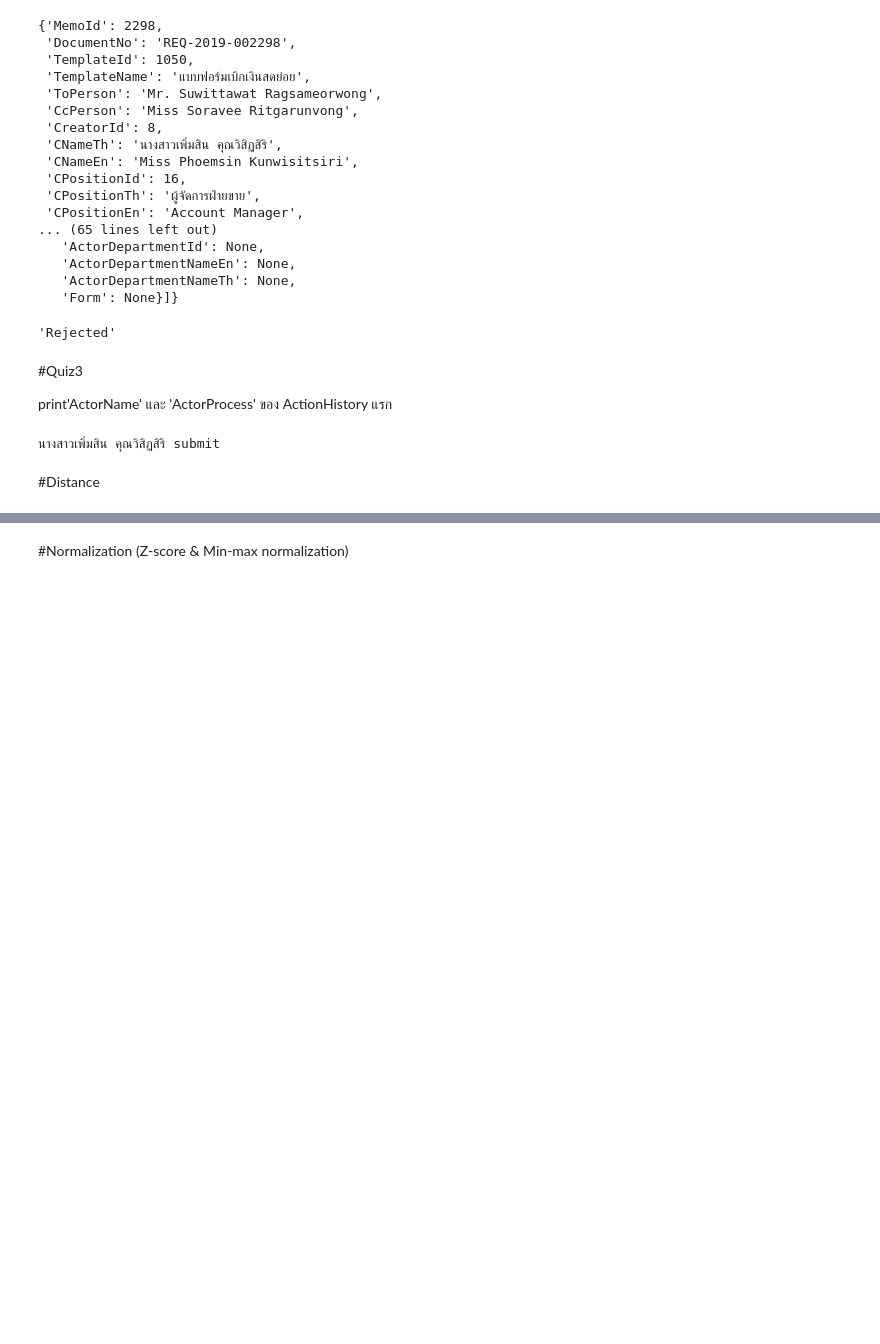
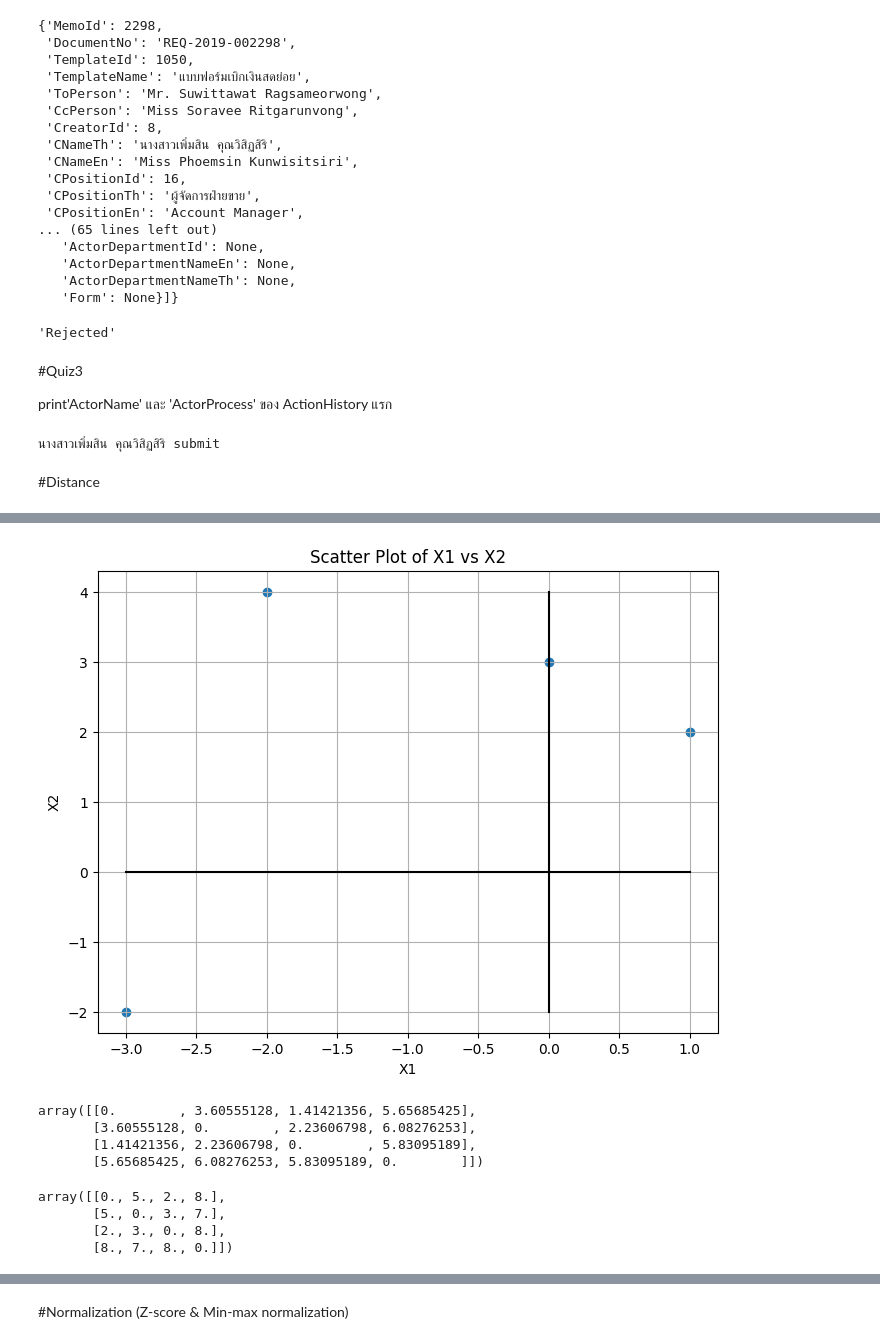
Before and after one commit to lnwprameza007/bsc_dpdm24, a Jupyter notebook: Chapter_2_Understanding_Data.ipynb, the cells around one changed output, grey strips where cells are left out. Drawn from its saved outputs; the diff is of its cells as text; code cells hidden in the pictures; blank space fills up the shorter version.

```diff
--- a/Chapter_2_Understanding_Data.ipynb
+++ b/Chapter_2_Understanding_Data.ipynb
@@ -264,3 +260,9 @@ print(json_2298['ActionHistory'][0]['ActorName'], json_2298['ActionHistory'][0][
 นางสาวเพิ่มสิน คุณวิสิฏสิริ submit
 # %% [markdown]
 #Distance
+# %%
+import pandas as pd
+
+data = [[1, 2], [-2, 4], [0, 3], [-3, -2]]
+df = pd.DataFrame(data, columns=['X1', 'X2'])
+df
@@ -266,0 +275,36 @@ print(json_2298['ActionHistory'][0]['ActorName'], json_2298['ActionHistory'][0][
+# %%
+import matplotlib.pyplot as plt
+
+plt.figure(figsize=(8, 6)) # Fixed: Removed extra indentation
+plt.scatter(df['X1'], df['X2']) # Fixed: 'X1' and 'X2' should be strings
+plt.plot([-3,1],[0,0],color='black')
+plt.plot([0,0],[-2,4],color='black')
+plt.xlabel("X1")
+plt.ylabel("X2")
+plt.title("Scatter Plot of X1 vs X2")
+plt.grid(True)
+plt.show()
+# %% [output]
+[figure, added]
+# %%
+from scipy.spatial.distance import pdist, squareform
+
+distance_matrix = squareform(pdist(df))
+
+distance_matrix
+# %% [output]
+array([[0.        , 3.60555128, 1.41421356, 5.65685425],
+       [3.60555128, 0.        , 2.23606798, 6.08276253],
+       [1.41421356, 2.23606798, 0.        , 5.83095189],
+       [5.65685425, 6.08276253, 5.83095189, 0.        ]])
+# %%
+from scipy.spatial.distance import pdist, squareform
+
+distance_matrix = squareform(pdist(df, 'cityblock')) # l1 norm is cityblock
+
+distance_matrix
+# %% [output]
+array([[0., 5., 2., 8.],
+       [5., 0., 3., 7.],
+       [2., 3., 0., 8.],
+       [8., 7., 8., 0.]])
```
Also changed, not shown: parts of 9 cells of this notebook.
